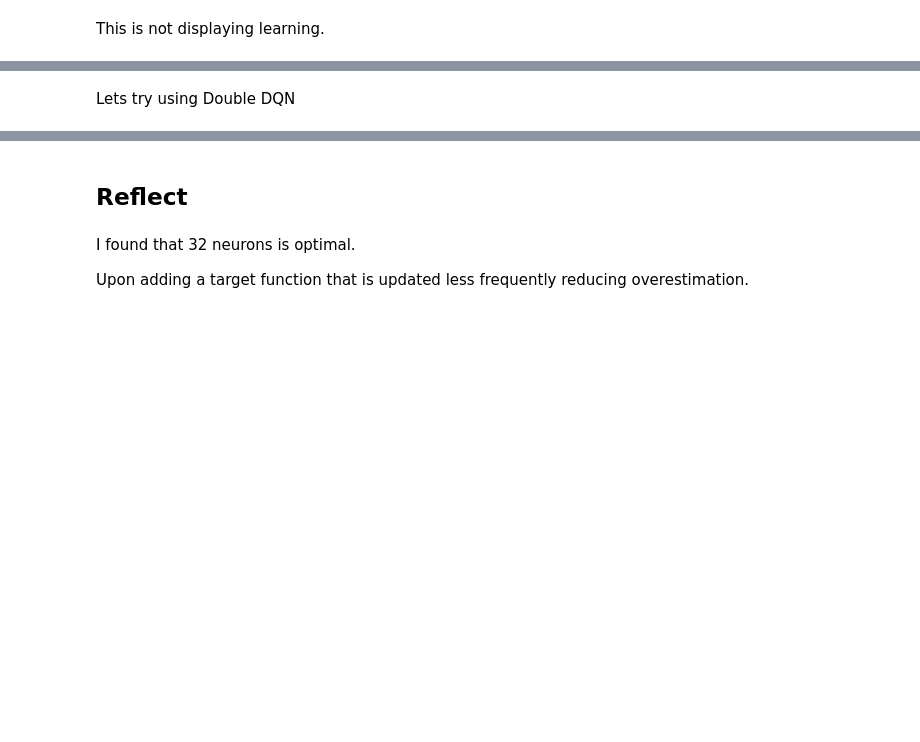
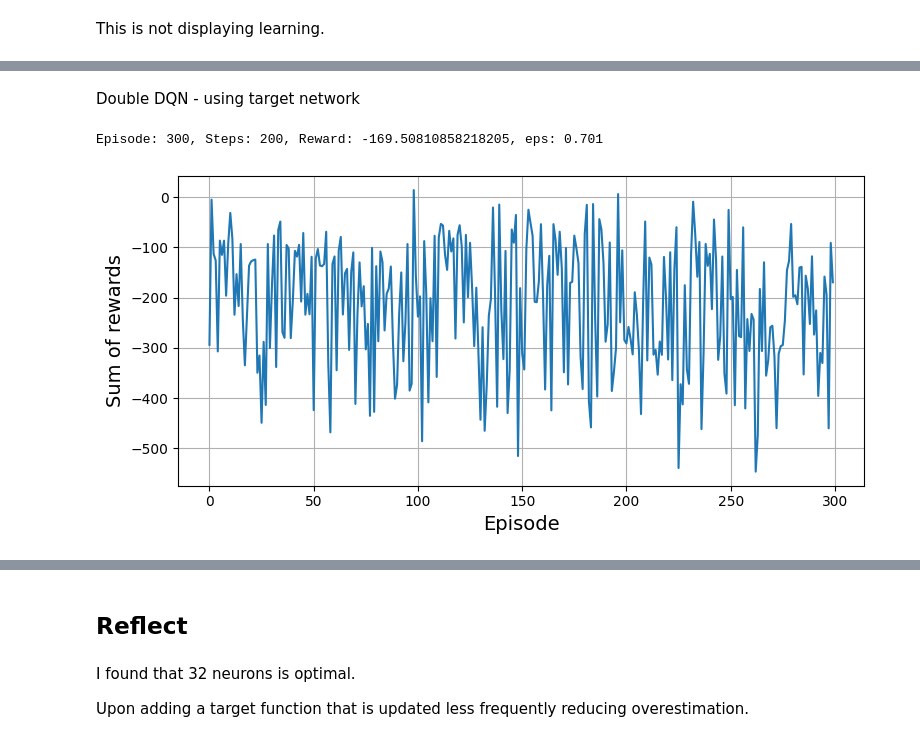
Before and after one commit to Noonansean1/CS5004, a Jupyter notebook: e-tivity3/CS5004-Etivity3-TEMPLATE-DQN-ClassicControl.ipynb, the cells around one changed output, grey strips where cells are left out. Cells and saved outputs as stored; diff of their text form; code cells hidden in the pictures; blank space fills up the shorter version.

```diff
--- a/e-tivity3/CS5004-Etivity3-TEMPLATE-DQN-ClassicControl.ipynb
+++ b/e-tivity3/CS5004-Etivity3-TEMPLATE-DQN-ClassicControl.ipynb
@@ -265,8 +264,9 @@ def is_landed(state):
 And now, let's train the model!
 # %%
 q_values_log = []
+rewards = []
 
-for episode in range(600):
+for episode in range(300):
     obs, info = env.reset()
     total_reward=0
     epsilon = 0.01 + (1.0 - 0.01) * np.exp(-episode / 600)
@@ -366,2 +357,0 @@ plt.show()
-# %% [markdown]
-Lets try using Double DQN
@@ -398,7 +358,38 @@ def training_step_double_dqn(batch_size):
+# %% [markdown]
+Double DQN - using target network
+# %%
+def training_step_double_dqn(batch_size):
+    """Performs experience replay and updates Q-values using Double DQN."""
+
+    experiences = sample_experiences(batch_size)
+    states, actions, rewards, next_states, dones, truncateds = experiences
+
+    # Double DQN: Use Online Network to Select Best Action in Next State
+    best_actions = np.argmax(model.predict(next_states, verbose=0), axis=1)  # Online selects action
+
+    # Double DQN: Use Target Network to Estimate Q-Value for Selected Action
+    next_Q_values = target_model.predict(next_states, verbose=0)  # Target network gives Q-values
+    max_next_Q_values = next_Q_values[np.arange(batch_size), best_actions]  # Get Q-value of chosen action
+
+    # Only use future rewards if episode is not done
+    runs = 1.0 - dones
+    target_Q_values = rewards + runs * discount_factor * max_next_Q_values
+    target_Q_values = target_Q_values.reshape(-1, 1)
+
+    # Compute loss and apply gradients
+    mask = tf.one_hot(actions, n_outputs)
+    with tf.GradientTape() as tape:
+        all_Q_values = model(states)  # Get Q-values from online network
+        Q_values = tf.reduce_sum(all_Q_values * mask, axis=1, keepdims=True)
+        loss = tf.reduce_mean(loss_fn(target_Q_values, Q_values))
+
+    grads = tape.gradient(loss, model.trainable_variables)
+    optimizer.apply_gradients(zip(grads, model.trainable_variables))
 # %%
 q_values_log = []
+rewardsD = []
 
-for episode in range(600):
+for episode in range(300):
     obs, info = env.reset()
     total_reward=0
     epsilon = 0.01 + (1.0 - 0.01) * np.exp(-episode / 600)
@@ -418,7 +409,7 @@ for episode in range(600):
     print(f"\rEpisode: {episode + 1}, Steps: {step + 1}, Reward: {total_reward}, eps: {epsilon:.3f}",
           end="")
     # rewards.append(step)
-    rewards.append(total_reward)
+    rewardsD.append(total_reward)
     if total_reward >= best_score:
         best_weights = model.get_weights()
         best_score = total_reward
@@ -432,3 +423,16 @@ for episode in range(600):
         target_model.set_weights(model.get_weights())
 
 model.set_weights(best_weights)  # extra code – restores the best model weights
+# %% [output]
+Episode: 300, Steps: 200, Reward: -169.50810858218205, eps: 0.701
+# %%
+# extra code – this cell generates and saves Figure 18–10
+plt.figure(figsize=(8, 4))
+plt.plot(rewardsD)
+plt.xlabel("Episode", fontsize=14)
+plt.ylabel("Sum of rewards", fontsize=14)
+plt.grid(True)
+save_fig("dqn_dble_ll_rewards_plot")
+plt.show()
+# %% [output]
+[figure, added]
```
Also changed, not shown: parts of 8 cells of this notebook.
